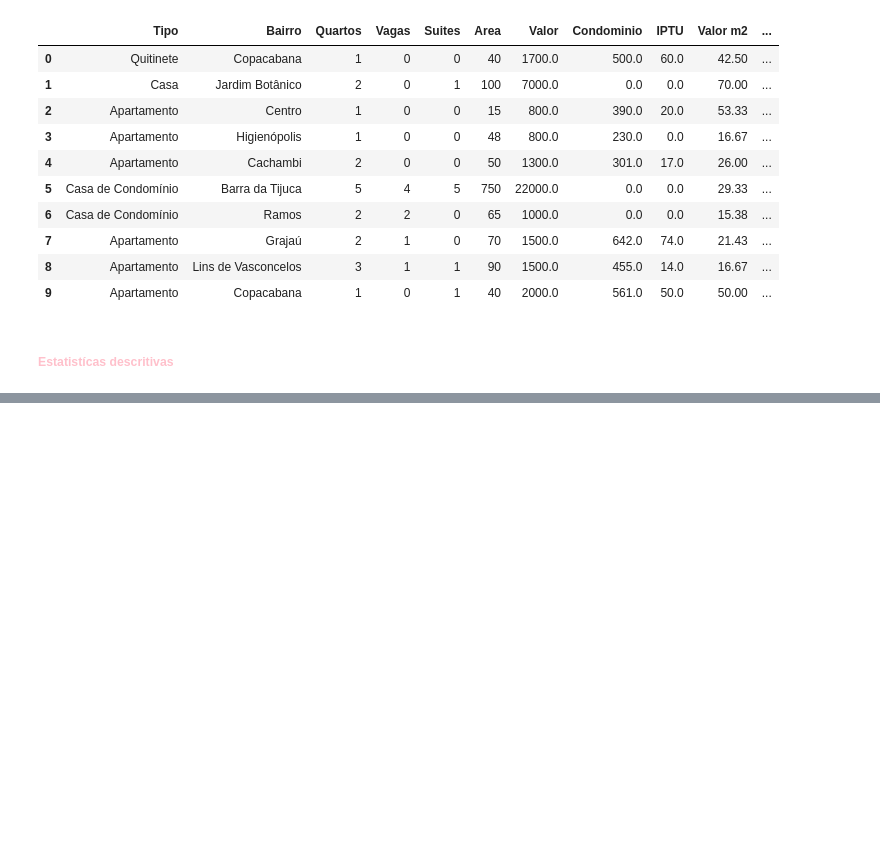
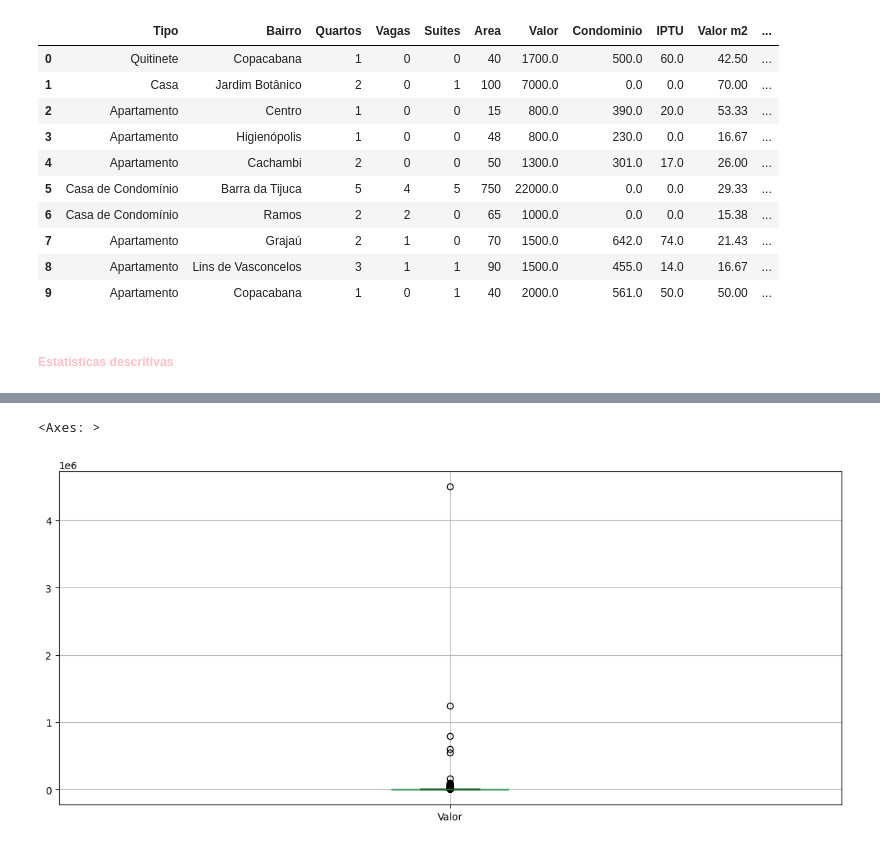
Before and after one commit to barbnrosa/data-science, a Jupyter notebook: curso2_python_pandas/python_pandas.ipynb, the cells around one changed output, grey strips where cells are left out. Cells and saved outputs as stored; diff of their text form; code cells hidden in the pictures; blank space fills up the shorter version.

```diff
--- a/curso2_python_pandas/python_pandas.ipynb
+++ b/curso2_python_pandas/python_pandas.ipynb
@@ -788,0 +946,3 @@ dados.to_csv('dados/aluguel_residencial.csv', sep = ';', index = False)
+# %%
+dados = pd.read_csv('/home/ba/Documentos/data-science/curso2_python_pandas/dados/aluguel_residencial.csv', sep=';')
+dados.head()
@@ -788,0 +956,5 @@ dados.to_csv('dados/aluguel_residencial.csv', sep = ';', index = False)
+# %%
+dados.boxplot(['Valor'])
+# %% [output]
+<Axes: >
+[figure, added]
```
Also changed, not shown: parts of 33 cells of this notebook.
